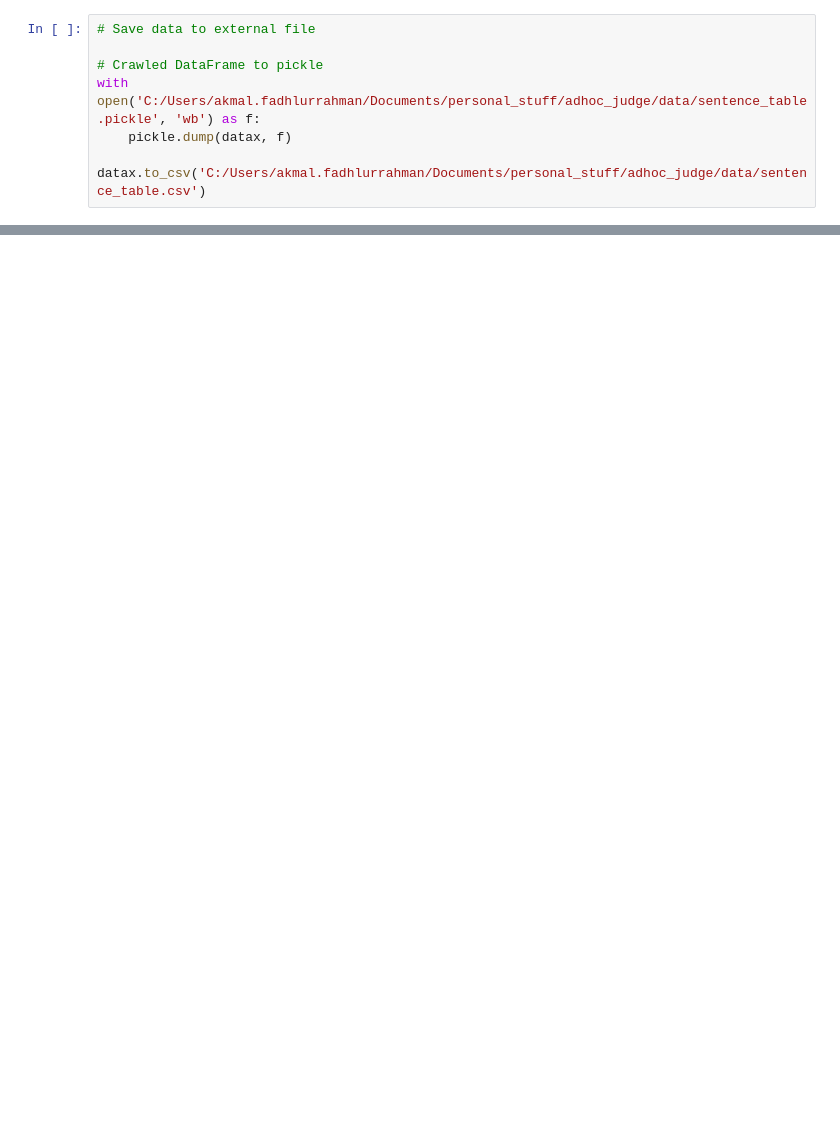
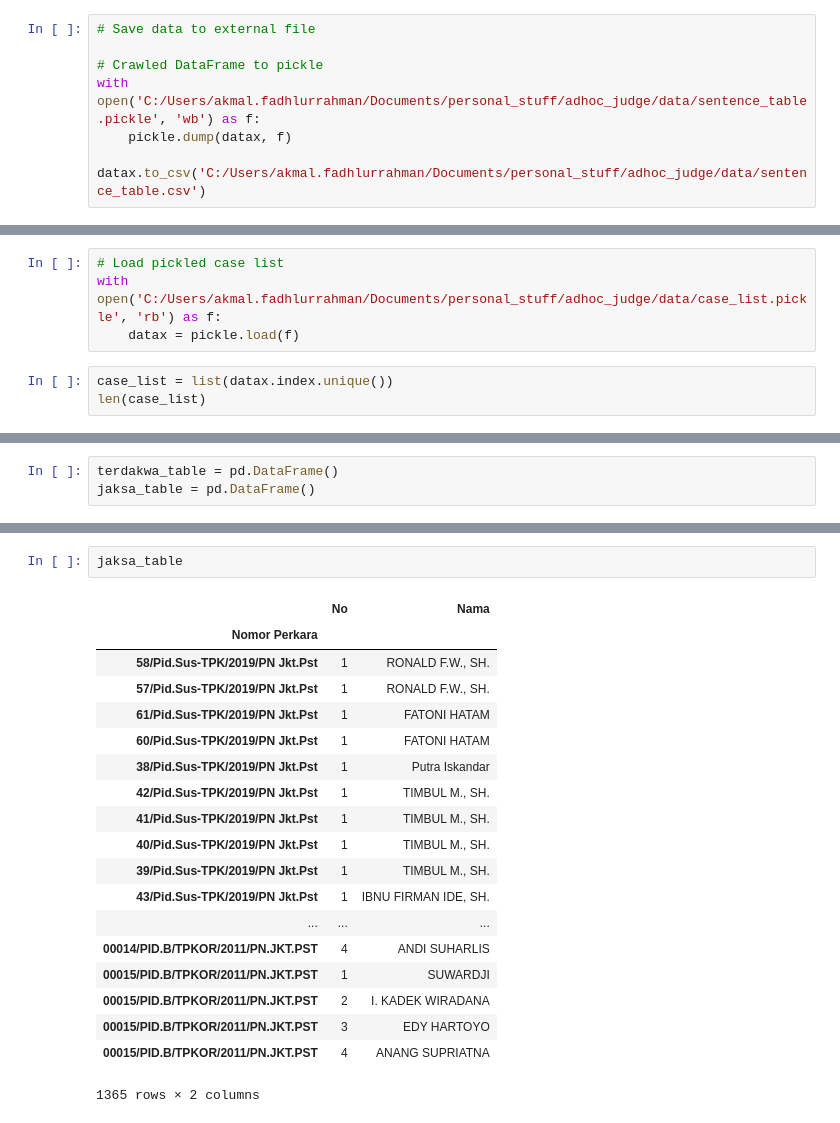
Before and after one commit to akmalf/korupsi_jaksel, a Jupyter notebook: crawl_korupsi_pnjakpus.ipynb, the cells around one changed output, grey strips where cells are left out. Drawn from its saved outputs; the diff is of its cells as text; blank space fills up the shorter version.

```diff
--- a/crawl_korupsi_pnjakpus.ipynb
+++ b/crawl_korupsi_pnjakpus.ipynb
@@ -304,0 +312,7 @@ datax.to_csv('C:/Users/akmal.fadhlurrahman/Documents/personal_stuff/adhoc_judge/
+# %%
+# Load pickled case list
+with open('C:/Users/akmal.fadhlurrahman/Documents/personal_stuff/adhoc_judge/data/case_list.pickle', 'rb') as f:
+    datax = pickle.load(f)
+# %%
+case_list = list(datax.index.unique())
+len(case_list)
@@ -304,0 +321,3 @@ datax.to_csv('C:/Users/akmal.fadhlurrahman/Documents/personal_stuff/adhoc_judge/
+# %%
+terdakwa_table = pd.DataFrame()
+jaksa_table = pd.DataFrame()
@@ -304,0 +375,22 @@ datax.to_csv('C:/Users/akmal.fadhlurrahman/Documents/personal_stuff/adhoc_judge/
+# %%
+jaksa_table
+# %% [output]
+|  | No | Nama |
+| Nomor Perkara |  |  |
+| 58/Pid.Sus-TPK/2019/PN Jkt.Pst | 1 | RONALD F.W., SH. |
+| 57/Pid.Sus-TPK/2019/PN Jkt.Pst | 1 | RONALD F.W., SH. |
+| 61/Pid.Sus-TPK/2019/PN Jkt.Pst | 1 | FATONI HATAM |
+| 60/Pid.Sus-TPK/2019/PN Jkt.Pst | 1 | FATONI HATAM |
+| 38/Pid.Sus-TPK/2019/PN Jkt.Pst | 1 | Putra Iskandar |
+| 42/Pid.Sus-TPK/2019/PN Jkt.Pst | 1 | TIMBUL M., SH. |
+| 41/Pid.Sus-TPK/2019/PN Jkt.Pst | 1 | TIMBUL M., SH. |
+| 40/Pid.Sus-TPK/2019/PN Jkt.Pst | 1 | TIMBUL M., SH. |
+| 39/Pid.Sus-TPK/2019/PN Jkt.Pst | 1 | TIMBUL M., SH. |
+| 43/Pid.Sus-TPK/2019/PN Jkt.Pst | 1 | IBNU FIRMAN IDE, SH. |
+| ... | ... | ... |
+| 00014/PID.B/TPKOR/2011/PN.JKT.PST | 4 | ANDI SUHARLIS |
+| 00015/PID.B/TPKOR/2011/PN.JKT.PST | 1 | SUWARDJI |
+| 00015/PID.B/TPKOR/2011/PN.JKT.PST | 2 | I. KADEK WIRADANA |
+| 00015/PID.B/TPKOR/2011/PN.JKT.PST | 3 | EDY HARTOYO |
+| 00015/PID.B/TPKOR/2011/PN.JKT.PST | 4 | ANANG SUPRIATNA |
+1365 rows × 2 columns
```
Also changed, not shown: parts of 7 cells of this notebook.
